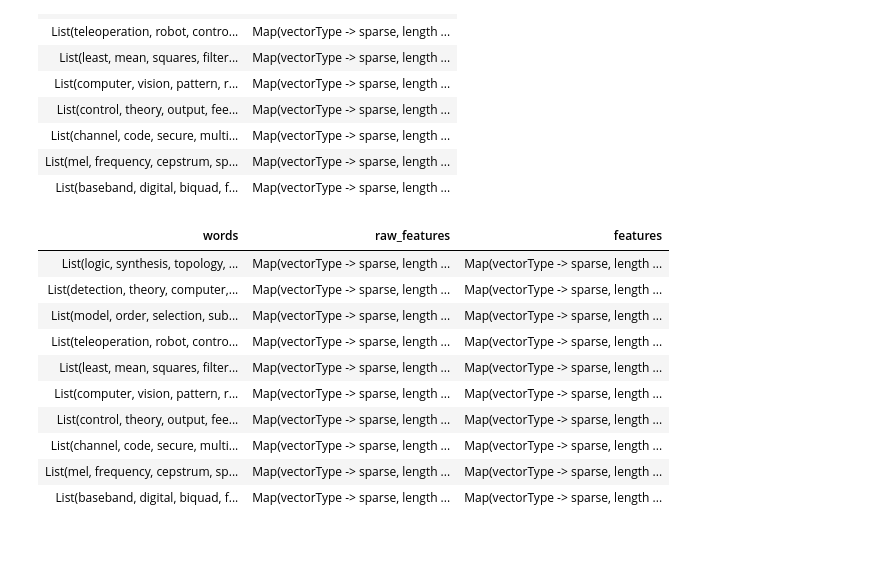
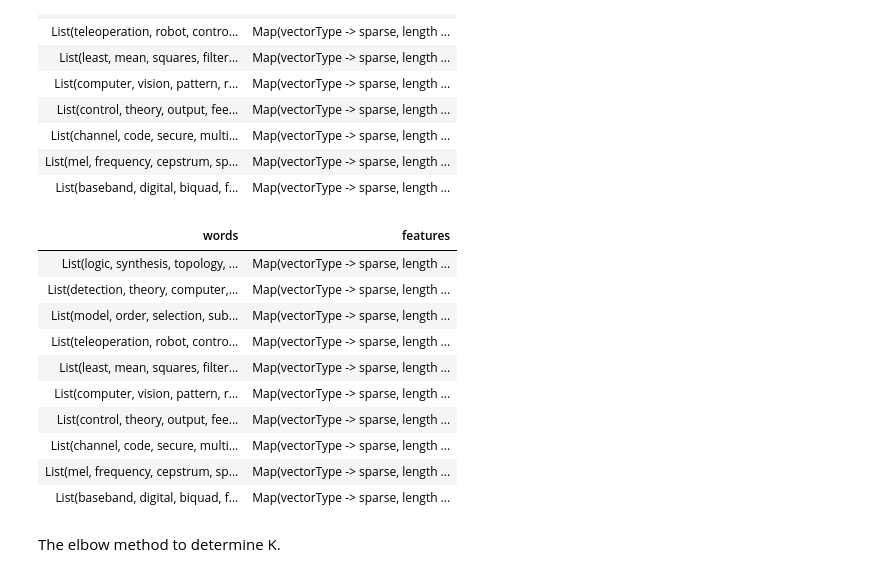
Before and after one commit to peepkolberg/bdm-project-4, a Jupyter notebook: Clustering.ipynb, the cells around one changed output. Cells and saved outputs as stored; diff of their text form; code cells hidden in the pictures; blank space fills up the shorter version.

Commit message:
k-means clustering

```diff
--- a/Clustering.ipynb
+++ b/Clustering.ipynb
@@ -168,5 +155,5 @@ combine_listsUDF = udf(combine_lists, ArrayType(StringType()))
 # %%
-processed_data = processed_data.withColumn("words", combine_listsUDF("FOS", "Keywords", "Title", "Abstract"))
+processed_data = processed_data.withColumn("words", F.concat(processed_data.FOS, processed_data.Keywords, processed_data.Title, processed_data.Abstract))
 # %%
 display(processed_data.limit(10))
 # %% [output]
@@ -205,17 +192,19 @@ display(tf_vectors.limit(10))
 idf = IDF(inputCol="raw_features", outputCol="features", minDocFreq=5)
 idf_model = idf.fit(tf_vectors)
 tfIdf_vectors = idf_model.transform(tf_vectors).cache()
+# %%
+transformed_data = tfIdf_vectors.select("words", "features")
 # %%
-display(tfIdf_vectors.limit(10))
+display(transformed_data.limit(10))
 # %% [output]
-| words | raw_features | features |
-| List(logic, synthesis, topology, ... | Map(vectorType -> sparse, length ... | Map(vectorType -> sparse, length ... |
-| List(detection, theory, computer,... | Map(vectorType -> sparse, length ... | Map(vectorType -> sparse, length ... |
-| List(model, order, selection, sub... | Map(vectorType -> sparse, length ... | Map(vectorType -> sparse, length ... |
-| List(teleoperation, robot, contro... | Map(vectorType -> sparse, length ... | Map(vectorType -> sparse, length ... |
-| List(least, mean, squares, filter... | Map(vectorType -> sparse, length ... | Map(vectorType -> sparse, length ... |
-| List(computer, vision, pattern, r... | Map(vectorType -> sparse, length ... | Map(vectorType -> sparse, length ... |
-| List(control, theory, output, fee... | Map(vectorType -> sparse, length ... | Map(vectorType -> sparse, length ... |
-| List(channel, code, secure, multi... | Map(vectorType -> sparse, length ... | Map(vectorType -> sparse, length ... |
-| List(mel, frequency, cepstrum, sp... | Map(vectorType -> sparse, length ... | Map(vectorType -> sparse, length ... |
-| List(baseband, digital, biquad, f... | Map(vectorType -> sparse, length ... | Map(vectorType -> sparse, length ... |
+| words | features |
+| List(logic, synthesis, topology, ... | Map(vectorType -> sparse, length ... |
+| List(detection, theory, computer,... | Map(vectorType -> sparse, length ... |
+| List(model, order, selection, sub... | Map(vectorType -> sparse, length ... |
+| List(teleoperation, robot, contro... | Map(vectorType -> sparse, length ... |
+| List(least, mean, squares, filter... | Map(vectorType -> sparse, length ... |
+| List(computer, vision, pattern, r... | Map(vectorType -> sparse, length ... |
+| List(control, theory, output, fee... | Map(vectorType -> sparse, length ... |
+| List(channel, code, secure, multi... | Map(vectorType -> sparse, length ... |
+| List(mel, frequency, cepstrum, sp... | Map(vectorType -> sparse, length ... |
+| List(baseband, digital, biquad, f... | Map(vectorType -> sparse, length ... |
@@ -221,0 +214,2 @@ display(tfIdf_vectors.limit(10))
+# %% [markdown]
+The elbow method to determine K.
```
Also changed, not shown: parts of 10 cells of this notebook.
